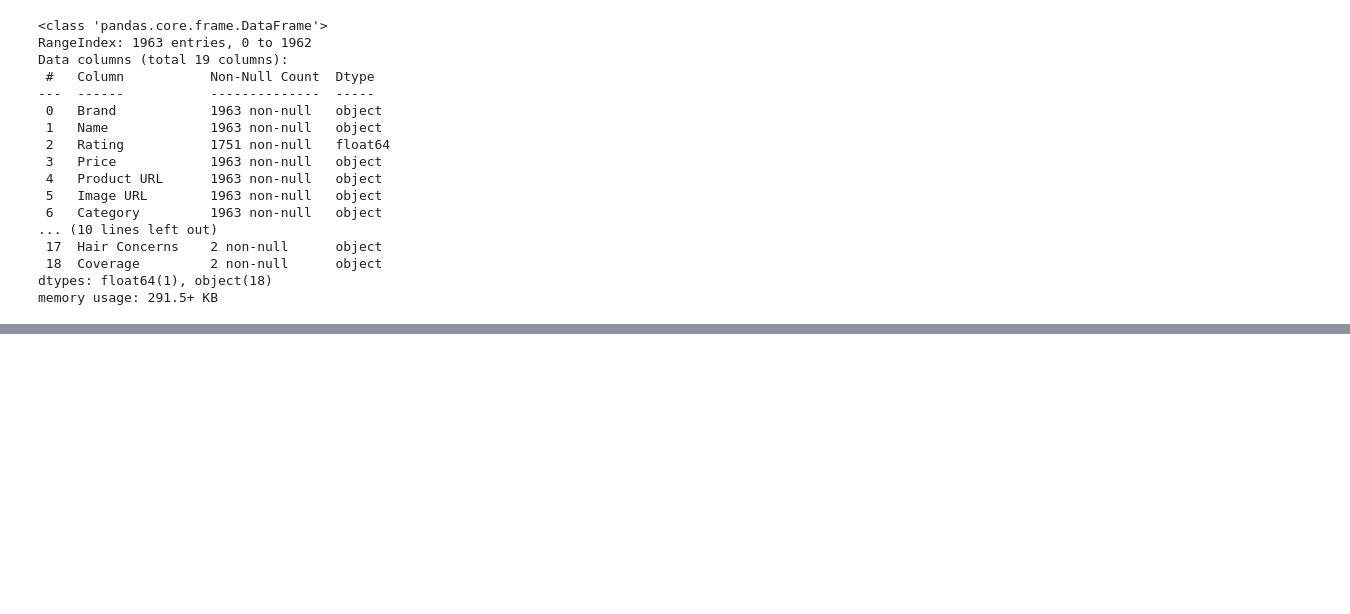
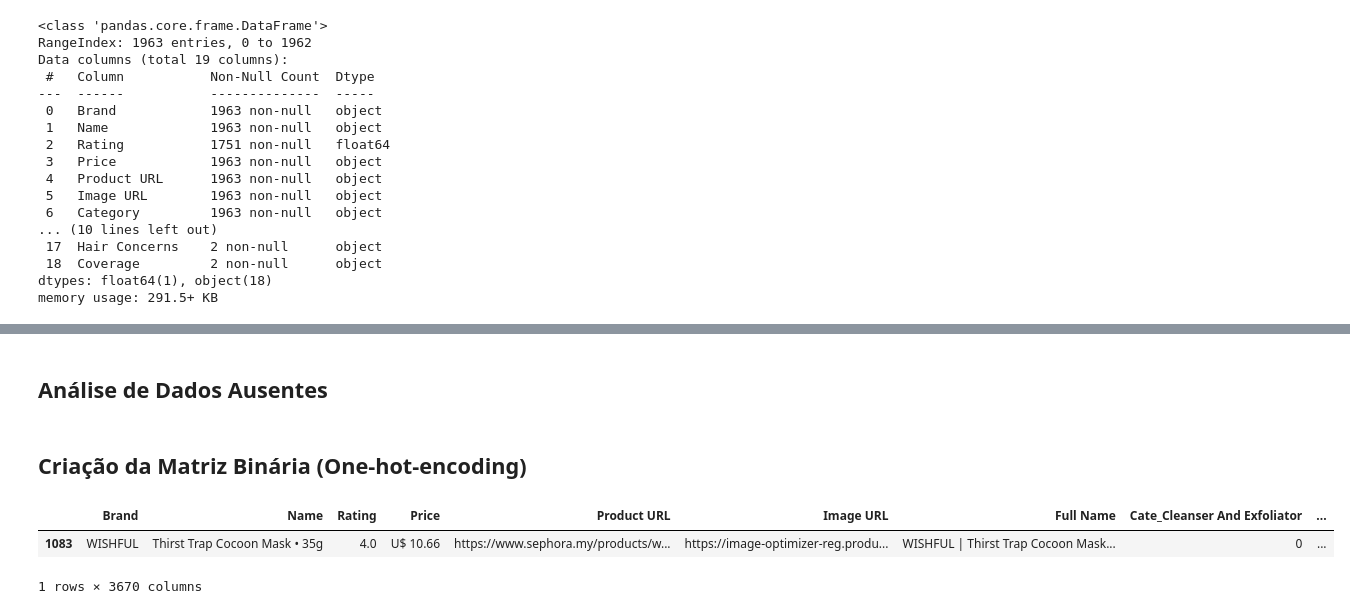
Before and after one commit to lucas-hara/algoritmo-recomendacao-skincare-TCC, a Jupyter notebook: 03 Notebook e datasets gerados/Algoritmo de Recomendação.ipynb, the cells around one changed output, grey strips where cells are left out. Drawn from its saved outputs; the diff is of its cells as text; code cells hidden in the pictures; blank space fills up the shorter version.

```diff
--- a/03 Notebook e datasets gerados/Algoritmo de Recomendação.ipynb
+++ b/03 Notebook e datasets gerados/Algoritmo de Recomendação.ipynb
@@ -59,0 +245,15 @@ ValueError: Mime type rendering requires nbformat>=4.2.0 but it is not installed
+# %%
+# Reduz o ingrediente "água" escrito com outros termos e/ou repetido para "water"
+def replace_water(ingredients_list):
+
+    new_list = []
+    for ingredient in ingredients_list:
+        for code in ["eau", "aqua"]:
+            ingredient = ingredient.replace(code, "water")
+            ingredient = " ".join(dict.fromkeys(ingredient.split()))
+        new_list.append(ingredient)
+
+    return new_list
+
+
+df['Ingredients'] = df['Ingredients'].map(replace_water)
@@ -59,0 +301,2 @@ ValueError: Mime type rendering requires nbformat>=4.2.0 but it is not installed
+# %% [markdown]
+## Análise de Dados Ausentes
@@ -59,0 +316,25 @@ ValueError: Mime type rendering requires nbformat>=4.2.0 but it is not installed
+# %% [markdown]
+## Criação da Matriz Binária (One-hot-encoding)
+# %%
+# Processo de one-hot-enconding
+
+# Define as colunas que serão explodidas
+exploding_cols = ['Category', 'Skin Type', 'Skin Concerns', 'Formulation', 'Skincare By Age', 'Ingredients', 'Function']
+
+# Reseta os índices do dataframe original e cria o dataframe explodido (df_ohe)
+df = df.reset_index(drop=True)
+df_ohe = df.copy()
+
+# Explosão da matriz
+for col in exploding_cols:
+    expld_df = df_ohe.explode(col)[col]
+    expld_df = expld_df.apply(lambda x: None if x=='' else x)
+    expld_df = pd.get_dummies(expld_df, columns=[col], prefix="".join([text[:4] for text in col.split(' ')]))
+    pvt_table = expld_df.pivot_table(index=expld_df.index, aggfunc=sum)
+    df_ohe = pd.concat([df_ohe, pvt_table], axis=1).drop(col, axis=1)
+
+df_ohe.sample(1)
+# %% [output]
+|  | Brand | Name | Rating | Price | Product URL | Image URL | Full Name | Cate_Cleanser And Exfoliator | ... |
+| 1083 | WISHFUL | Thirst Trap Cocoon Mask • 35g | 4.0 | U$ 10.66 | https://www.sephora.my/products/w... | https://image-optimizer-reg.produ... | WISHFUL | Thirst Trap Cocoon Mask... | 0 | ... |
+1 rows × 3670 columns
```
Also changed, not shown: parts of 33 cells of this notebook, 3 other files.
